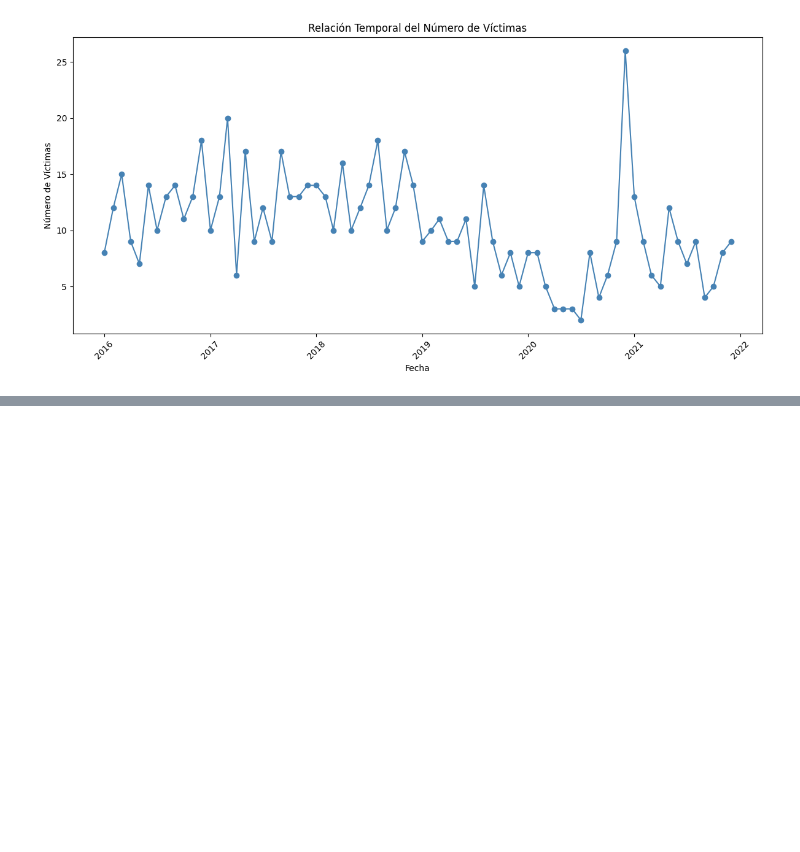
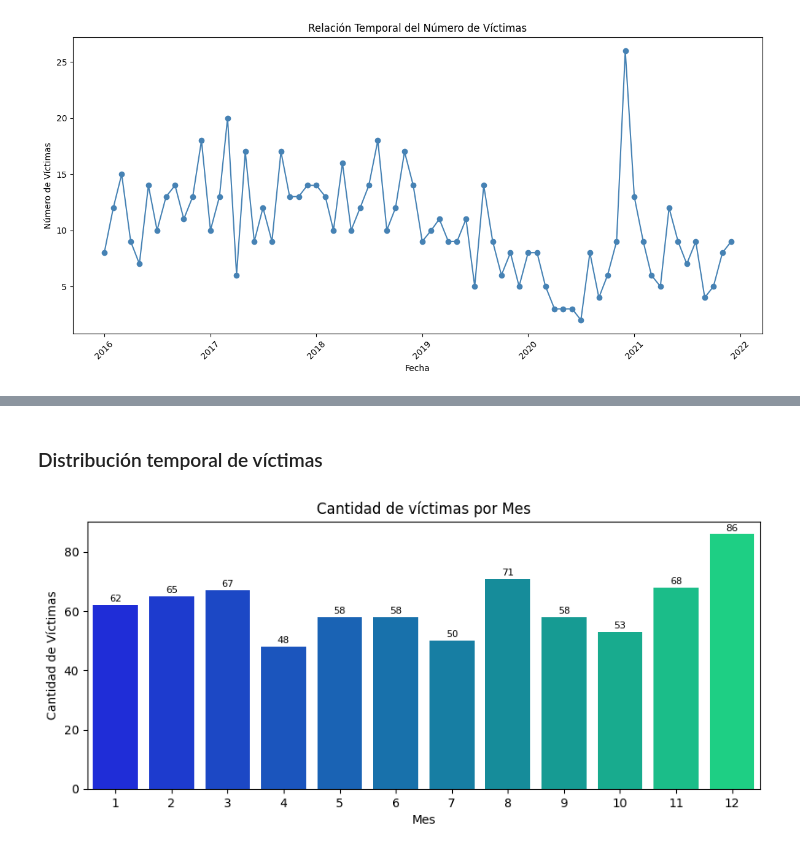
Before and after one commit to JimeFioni/PI-02-Siniestros-Viales, a Jupyter notebook: EDA.ipynb, the cells around one changed output, grey strips where cells are left out. Drawn from its saved outputs; the diff is of its cells as text; code cells hidden in the pictures; blank space fills up the shorter version.

```diff
--- a/EDA.ipynb
+++ b/EDA.ipynb
@@ -193,0 +197,24 @@ plt.show()
+# %% [markdown]
+### Distribución temporal de víctimas
+# %%
+# Se agrupa por la cantidad de víctimas por mes
+data = df.groupby(['Mes'])['Num víctimas'].sum().reset_index()
+data["Mes"]=data["Mes"].astype("Int64")
+
+# Se grafica
+plt.figure(figsize=(10,4))
+
+ax = sns.barplot(x='Mes', y='Num víctimas', data=data, palette="winter")
+ax.set_title('Cantidad de víctimas por Mes')
+ax.set_xlabel('Mes') ; ax.set_ylabel('Cantidad de Víctimas')
+
+# Agregar etiquetas de número de víctimas en cada barra
+for p in ax.patches:
+    ax.annotate(f'{int(p.get_height())}', (p.get_x() + p.get_width() / 2., p.get_height()),
+                ha='center', va='center', fontsize=8, color='black', xytext=(0, 5),
+                textcoords='offset points')
+
+# Se muestra el gráfico
+plt.show()
+# %% [output]
+[figure, added]
```
Also changed, not shown: parts of 5 cells of this notebook.
